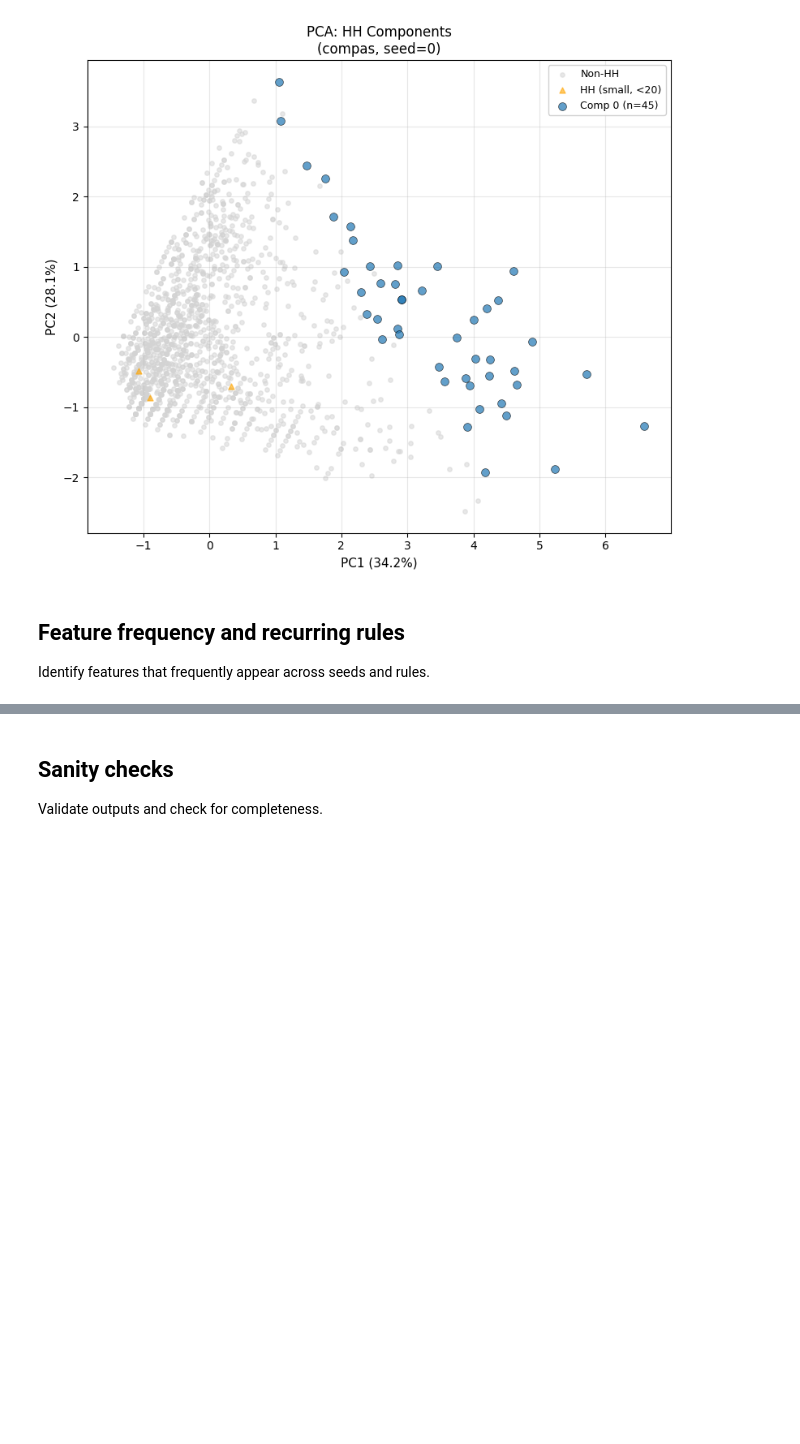
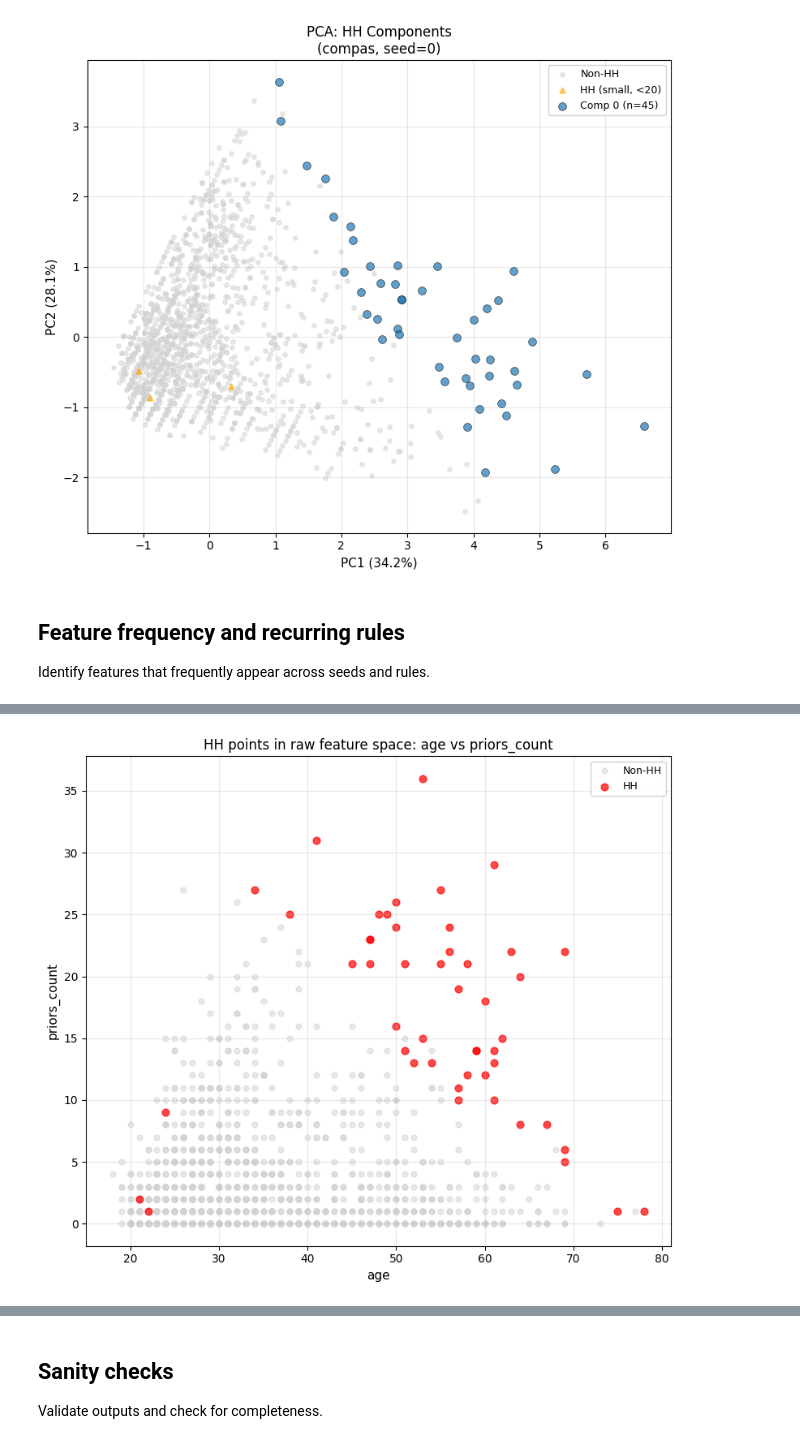
Before and after one commit to DejvisT/spatial-rashomon-multiplicity, a Jupyter notebook: notebooks/09_interpretable_rules.ipynb, the cells around one changed output, grey strips where cells are left out. Saved outputs shown, nothing was run; the diff lists cells and outputs as text; code cells hidden in the pictures; blank space fills up the shorter version.

```diff
--- a/notebooks/09_interpretable_rules.ipynb
+++ b/notebooks/09_interpretable_rules.ipynb
@@ -498,0 +500,92 @@ Component feature frequency: 9 distinct features
+# %%
+import matplotlib.patches as patches
+
+# Figure 4: Raw feature-space visualization for top rule features
+if len(global_feature_freq) == 0:
+    print("No frequent rule features available for raw feature visualization")
+else:
+    top_features = global_feature_freq["feature"].tolist()
+    if "age" in top_features and "priors_count" in top_features:
+        x_feature, y_feature = "age", "priors_count"
+    elif len(top_features) >= 2:
+        x_feature, y_feature = top_features[:2]
+    else:
+        print("Not enough frequent rule features to plot")
+        x_feature = y_feature = None
+
+    if x_feature is None or y_feature is None:
+        pass
+    else:
+        print(f"Plotting raw feature region for {x_feature} and {y_feature}")
+
+        if plot_bundle is None:
+            print("No representative seed data available for raw feature plot")
+        else:
+            X_raw = plot_bundle["X_raw"]
+            HH_mask = plot_bundle["HH_mask"]
+            df_plot = X_raw[[x_feature, y_feature]].copy()
+            df_plot["HH"] = HH_mask
+
+            fig, ax = plt.subplots(figsize=(8, 7))
+            ax.scatter(
+                df_plot.loc[~df_plot["HH"], x_feature],
+                df_plot.loc[~df_plot["HH"], y_feature],
+                c="lightgray",
+                s=25,
+                alpha=0.5,
+                label="Non-HH",
+            )
+            ax.scatter(
+                df_plot.loc[df_plot["HH"], x_feature],
+                df_plot.loc[df_plot["HH"], y_feature],
+                c="red",
+                s=40,
+                alpha=0.7,
+                label="HH",
+            )
+
+            anno_rule = None
+            for _, rule in global_rules_all.iterrows():
+                if x_feature in str(rule.get("rule_features", "")) and y_feature in str(rule.get("rule_features", "")):
+                    anno_rule = str(rule["rule_text"])
+                    break
+
+            if anno_rule is not None and " AND " in anno_rule:
+                bounds = {x_feature: [None, None], y_feature: [None, None]}
+                for term in anno_rule.split(" AND "):
+                    if term.startswith(f"{x_feature} <="):
+                        bounds[x_feature][1] = float(term.split("<=")[1].strip())
+                    elif term.startswith(f"{x_feature} >"):
+                        bounds[x_feature][0] = float(term.split(">")[1].strip())
+                    elif term.startswith(f"{y_feature} <="):
+                        bounds[y_feature][1] = float(term.split("<=")[1].strip())
+                    elif term.startswith(f"{y_feature} >"):
+                        bounds[y_feature][0] = float(term.split(">")[1].strip())
+
+                if all(v is not None for v in [bounds[x_feature][0], bounds[x_feature][1], bounds[y_feature][0], bounds[y_feature][1]]):
+                    rect = patches.Rectangle(
+                        (bounds[x_feature][0], bounds[y_feature][0]),
+                        bounds[x_feature][1] - bounds[x_feature][0],
+                        bounds[y_feature][1] - bounds[y_feature][0],
+                        linewidth=2,
+                        edgecolor="blue",
+                        facecolor="none",
+                        linestyle="--",
+                        label=f"Rule region: {anno_rule}",
+                    )
+                    ax.add_patch(rect)
+
+            ax.set_xlabel(x_feature, fontsize=11)
+            ax.set_ylabel(y_feature, fontsize=11)
+            ax.set_title(f"HH points in raw feature space: {x_feature} vs {y_feature}", fontsize=12)
+            ax.legend(loc="best", fontsize=9, framealpha=0.9)
+            ax.grid(True, alpha=0.3)
+            plt.tight_layout()
+            if x_feature == 'age' and y_feature == 'priors_count':
+                output_name = f"rule_region_age_priors_{dataset_name}.pdf"
+            else:
+                output_name = f"rule_region_{x_feature}_{y_feature}_{dataset_name}.pdf"
+            plt.savefig(FIG_DIR / output_name, dpi=300, bbox_inches='tight')
+            print(f"Saved: {output_name}")
+            plt.show()
+# %% [output]
@@ -499,3 +594,4 @@ Component feature frequency: 9 distinct features
+[figure, added]
 # %%
 # Export all tables
 
```
Also changed, not shown: parts of 5 cells of this notebook, 16 other files.
